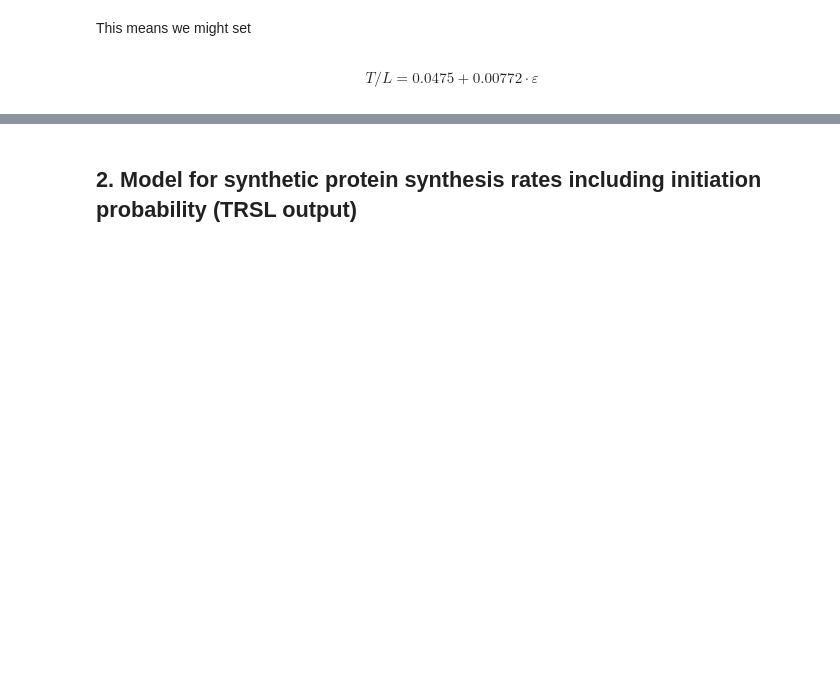
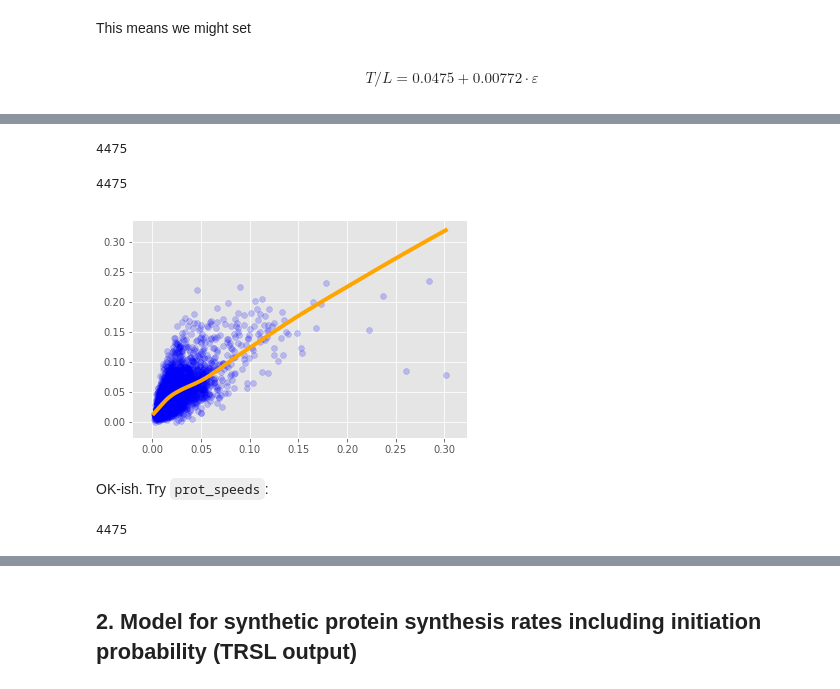
Before and after one commit to gittenberg/TRSL, a Jupyter notebook: workbooks/analyses/10 Modelling protein synthesis rates.ipynb, the cells around one changed output, grey strips where cells are left out. Saved outputs shown, nothing was run; the diff lists cells and outputs as text; code cells hidden in the pictures; blank space fills up the shorter version.

````diff
--- a/workbooks/analyses/10 Modelling protein synthesis rates.ipynb
+++ b/workbooks/analyses/10 Modelling protein synthesis rates.ipynb
@@ -91,7 +94,8 @@ $$v = \beta_\mathrm{tAI} \cdot \mathrm{tAI} + \alpha_\mathrm{tAI}$$
 First the univariate scatter plots:
 # %%
 from statsmodels.nonparametric.smoothers_lowess import lowess
-def scatter_dicts(dict1, dict2, xaxislabel=None, yaxislabel=None, fontsize=None, alpha=0.2, xlog=True, ylog=True):
+def scatter_dicts(dict1, dict2, xaxislabel=None, yaxislabel=None, fontsize=None, alpha=0.2, xlog=True, ylog=True,
+                 xmax=False, ymax=False):
     plotkeys = dict1.viewkeys() & dict2.viewkeys() # set intersection
     print len(plotkeys)
     xs = [dict1[key] for key in plotkeys]
@@ -116,6 +120,11 @@ def scatter_dicts(dict1, dict2, xaxislabel=None, yaxislabel=None, fontsize=None,
             ax.set_ylabel(yaxislabel, fontsize=fontsize)
             plt.setp(ax.get_yticklabels(), fontsize=fontsize)
 
+    if xmax:
+        ax.set_xlim(right=xmax)
+    if ymax:
+        ax.set_ylim(top=ymax)
+
     scat = plt.scatter(xs, ys, color='b', alpha=alpha)
     scat.set_alpha(alpha)
 
@@ -427,0 +461,3 @@ TODO: also try a 2d regression
+# %%
+combined_modelled_synthesis_rates = {gene: (61.9829492037 * tais[gene] - 2.45884201401) / orf_lengths[gene]
+                                     for gene in ribo_speeds}
@@ -427,0 +476,17 @@ TODO: also try a 2d regression
+# %%
+prot_speed_per_transcript_dict = pkl.load(open("../../parameters/prot_speed_per_transcript_dict.p"))
+print len(prot_speed_per_transcript_dict)
+# %% [output]
+4475
+# %%
+scatter_dicts(combined_modelled_synthesis_rates, prot_speed_per_transcript_dict, xlog=False, ylog=False)
+# %% [output]
+4475
+[figure, added]
+# %% [markdown]
+OK-ish. Try ```prot_speeds```:
+# %%
+prot_speeds = pkl.load(open("../../parameters/prot_speeds.p"))
+print len(prot_speeds)
+# %% [output]
+4475
````
Also changed, not shown: parts of 43 cells of this notebook.
